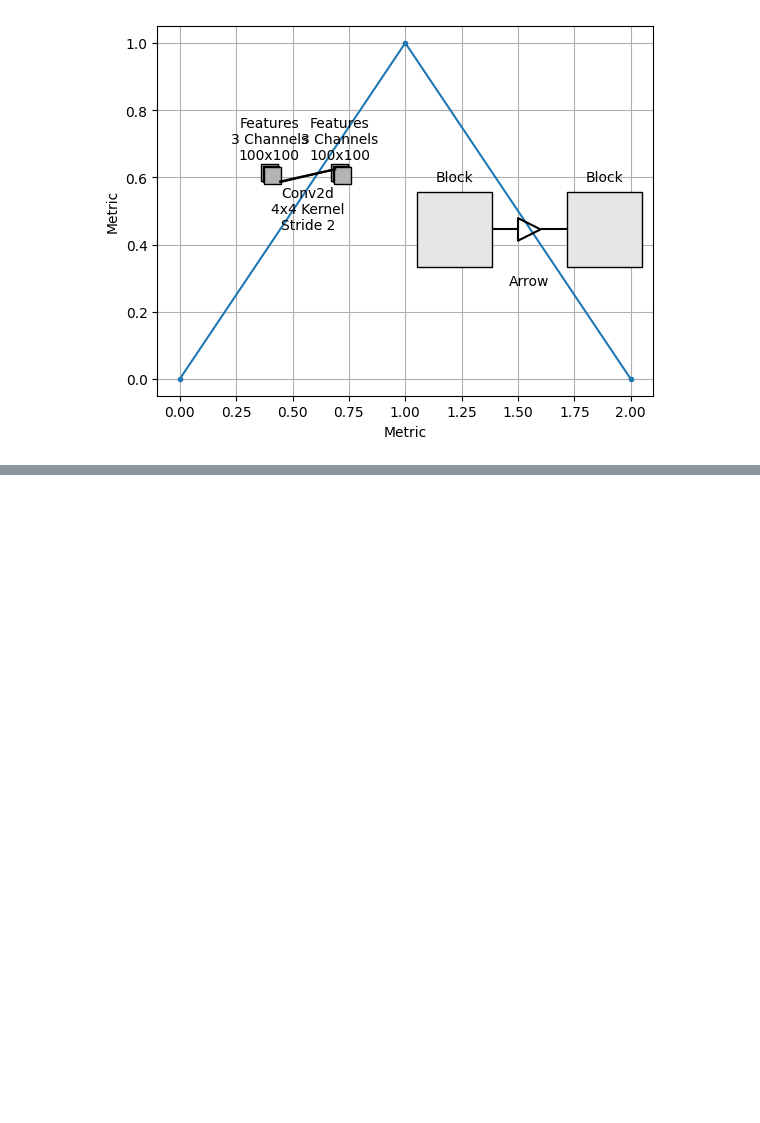
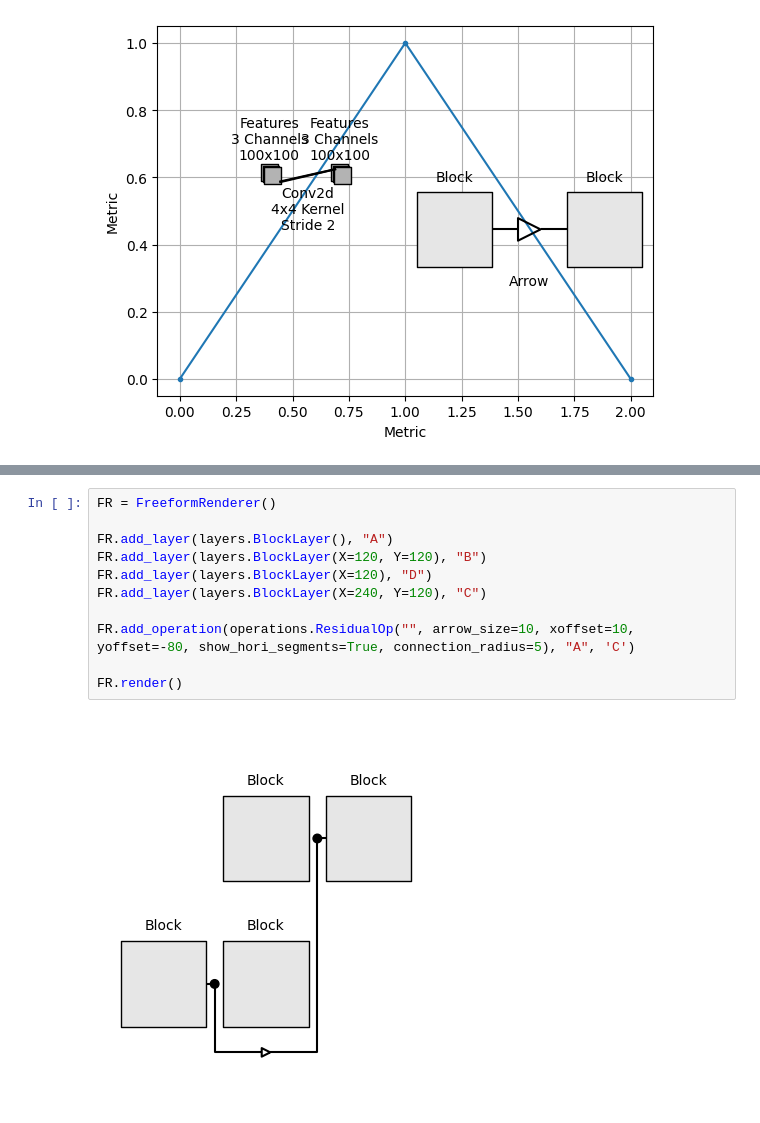
Before and after one commit to nhansendev/PyDrawNet, a Jupyter notebook: examples/examples.ipynb, the cells around one changed output, grey strips where cells are left out. Drawn from its saved outputs; the diff is of its cells as text; blank space fills up the shorter version.

Commit message:
Fixed ResidualOp horizontal lines

```diff
--- a/examples/examples.ipynb
+++ b/examples/examples.ipynb
@@ -375,0 +466,13 @@ SR.render()
+# %%
+FR = FreeformRenderer()
+
+FR.add_layer(layers.BlockLayer(), "A")
+FR.add_layer(layers.BlockLayer(X=120, Y=120), "B")
+FR.add_layer(layers.BlockLayer(X=120), "D")
+FR.add_layer(layers.BlockLayer(X=240, Y=120), "C")
+
+FR.add_operation(operations.ResidualOp("", arrow_size=10, xoffset=10, yoffset=-80, show_hori_segments=True, connection_radius=5), "A", 'C')
+
+FR.render()
+# %% [output]
+[figure, added]
```
Also changed, not shown: parts of 3 cells of this notebook, 2 other files.
